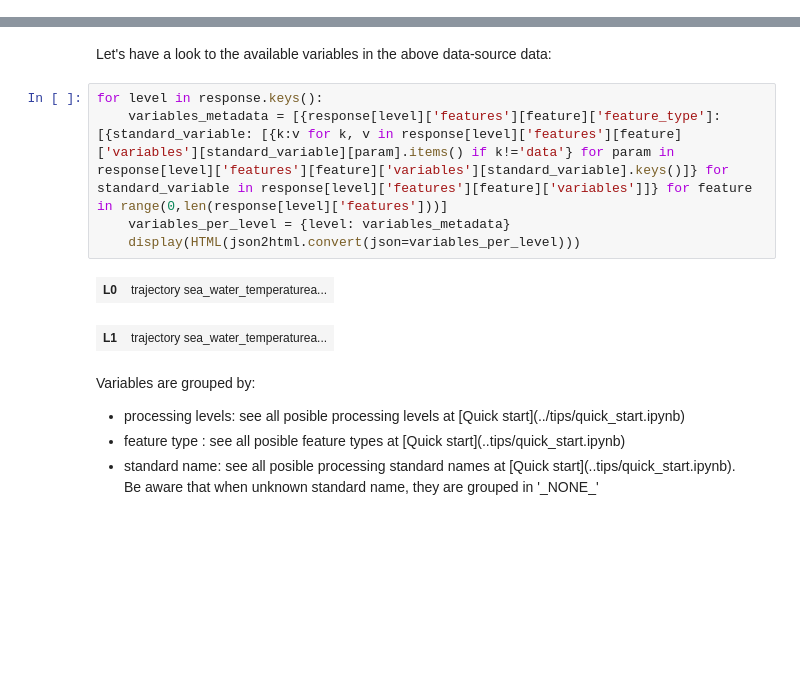
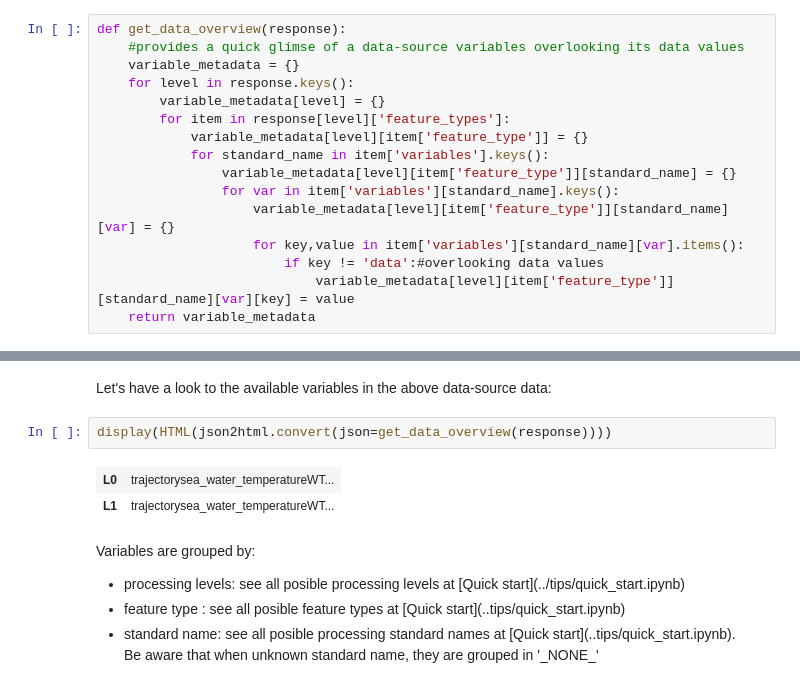
Before and after one commit to socib/API_examples, a Jupyter notebook: data_sources/requesting_a_data_sources_data.ipynb, the cells around one changed output, grey strips where cells are left out. Saved outputs shown, nothing was run; the diff lists cells and outputs as text; blank space fills up the shorter version.

```diff
--- a/data_sources/requesting_a_data_sources_data.ipynb
+++ b/data_sources/requesting_a_data_sources_data.ipynb
@@ -90,0 +91,16 @@ Requested url: http://api.socib.es/data-sources/e70d027340/data/. Be aware of th
+# %%
+def get_data_overview(response):
+    #provides a quick glimse of a data-source variables overlooking its data values
+    variable_metadata = {}
+    for level in response.keys():
+        variable_metadata[level] = {}
+        for item in response[level]['feature_types']:
+            variable_metadata[level][item['feature_type']] = {}
+            for standard_name in item['variables'].keys():
+                variable_metadata[level][item['feature_type']][standard_name] = {}
+                for var in item['variables'][standard_name].keys():
+                    variable_metadata[level][item['feature_type']][standard_name][var] = {}
+                    for key,value in item['variables'][standard_name][var].items():
+                        if key != 'data':#overlooking data values
+                            variable_metadata[level][item['feature_type']][standard_name][var][key] = value
+    return variable_metadata
@@ -91,13 +121,10 @@ Requested url: http://api.socib.es/data-sources/e70d027340/data/. Be aware of th
 # %% [markdown]
 Let's have a look to the available variables in the above data-source data:
-# %%
-for level in response.keys():
-    variables_metadata = [{response[level]['features'][feature]['feature_type']: [{standard_variable: [{k:v for k, v in response[level]['features'][feature]['variables'][standard_variable][param].items() if k!='data'} for param in response[level]['features'][feature]['variables'][standard_variable].keys()]} for standard_variable in response[level]['features'][feature]['variables']]} for feature in range(0,len(response[level]['features']))]
-    variables_per_level = {level: variables_metadata}
-    display(HTML(json2html.convert(json=variables_per_level)))
-# %% [output]
-| L0 | trajectory sea_water_temperaturea... |
-| L1 | trajectory sea_water_temperaturea... |
+# %%
+display(HTML(json2html.convert(json=get_data_overview(response))))
+# %% [output]
+| L0 | trajectorysea_water_temperatureWT... |
+| L1 | trajectorysea_water_temperatureWT... |
 # %% [markdown]
 Variables are grouped by:
 <ul>
```
Also changed, not shown: parts of 34 cells of this notebook, 5 other files.
